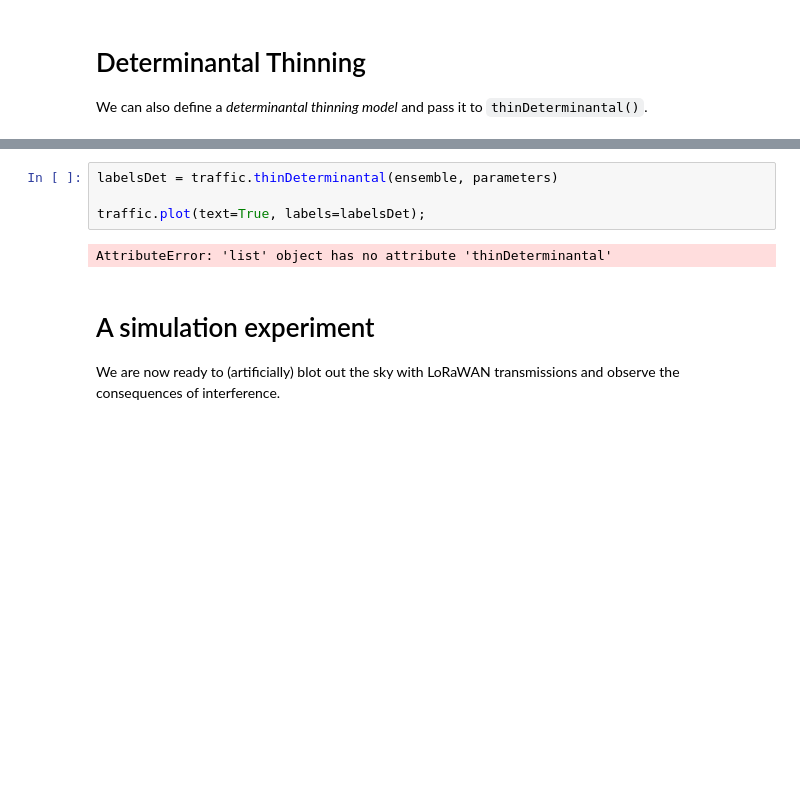
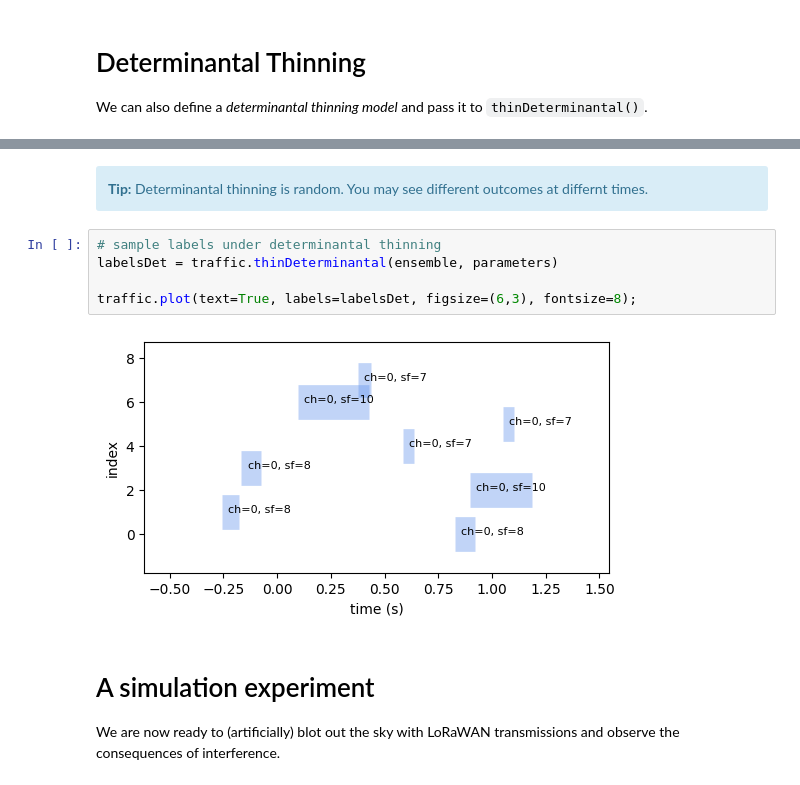
Before and after one commit to seaarts/lora-network-planner, a Jupyter notebook: notebooks/interference-simultion.ipynb, the cells around one changed output, grey strips where cells are left out. Drawn from its saved outputs; the diff is of its cells as text; blank space fills up the shorter version.

```diff
--- a/notebooks/interference-simultion.ipynb
+++ b/notebooks/interference-simultion.ipynb
@@ -135,9 +135,14 @@ parameters['similarity'] = dict(zip(['start', 'channel', 'sf'], [-1, -2, -2]))
+# %% [markdown]
+<div class="alert alert-block alert-info">
+<b>Tip:</b> Determinantal thinning is random. You may see different outcomes at differnt times.
+</div>
 # %%
+# sample labels under determinantal thinning
 labelsDet = traffic.thinDeterminantal(ensemble, parameters)
 
-traffic.plot(text=True, labels=labelsDet);
+traffic.plot(text=True, labels=labelsDet, figsize=(6,3), fontsize=8);
 # %% [output]
-AttributeError: 'list' object has no attribute 'thinDeterminantal'
+[figure, added]
 # %% [markdown]
 # A simulation experiment
 
```
Also changed, not shown: parts of 7 cells of this notebook, 1 other file.
